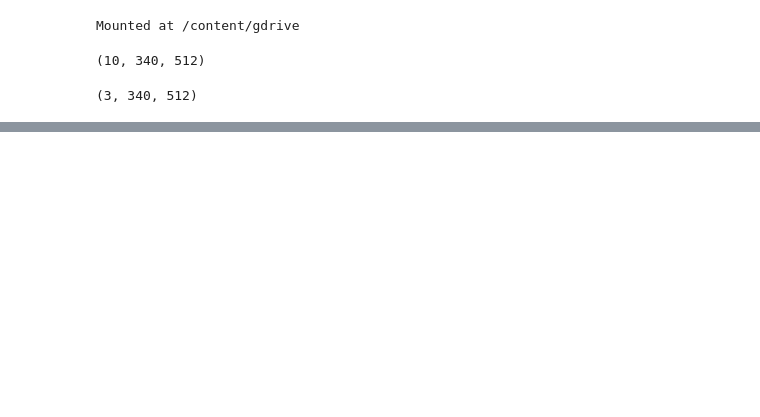
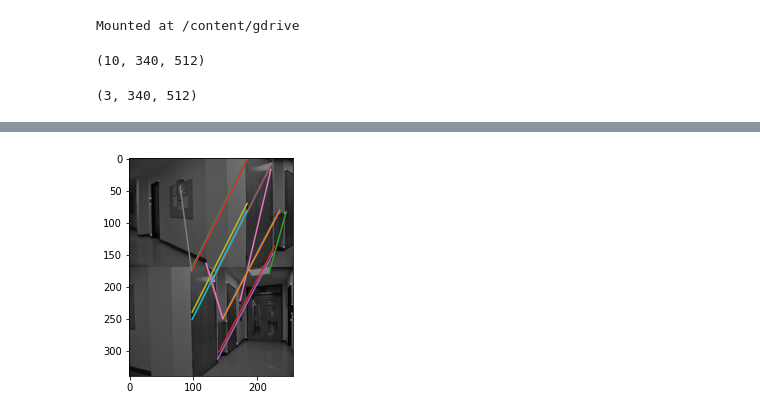
Before and after one commit to scheung97/EECE5639_ComputerVision, a Jupyter notebook: p2.ipynb, the cells around one changed output, grey strips where cells are left out. Saved outputs shown, nothing was run; the diff lists cells and outputs as text; code cells hidden in the pictures; blank space fills up the shorter version.

```diff
--- a/p2.ipynb
+++ b/p2.ipynb
@@ -230,13 +237,88 @@ Harris Corners:
 # image) such that they have the highest NCC value. You may also set a
 # threshold to keep only matches that have a large NCC score.
 
+# https://stackoverflow.com/questions/53463087/python-opencv-search-correspondences-of-2-images-with-harris-corner-detection
+
 def corner_coords(corners):
     # get corner locations
     idx = np.where(corners > 0)
     idx = np.array(idx).T
     return idx
 
+def get_patch(img, h, w, n):
+    # get n x n patch of image centered at the corner coordinate
+    pad_img = np.pad(img, ((n, n), (n, n)))
+    patch = pad_img[h+n : h+2*n, w+n : w+2*n]
+    return patch
 
-coords1 = corner_coords(corners1)
-coords2 = corner_coords(corners2)
+def match_patches(img1, img2, corners1, corners2):
+    # match corners between two image
+    matches = np.zeros((np.sum(corners1>0), 5))
+
+    coords1 = corner_coords(corners1)
+    coords2 = corner_coords(corners2)
+
+    for i in range(0, len(coords1)):
+        h1, w1 = coords1[i]
+        match = np.array([h1,w1, 0,0, 0])
+        patch1 = get_patch(img1, h1, w1, 5)
+
+        for j in range(0, len(coords2)):
+            h2, w2 = coords2[j]
+            patch2 = get_patch(img2, h2, w2, 5)
+
+            #stacked_imgs = np.hstack([patch1, patch2])
+            #cv2_imshow(stacked_imgs)
+
+            # NCC
+            '''
+            len_1 = np.sqrt(np.sum(patch1**2))
+            norm_1 = patch1/len_1
+
+            len_2 = np.sqrt(np.sum(patch2**2))
+            norm_2 = patch2/len_2
+
+            norm_1 = np.reshape(norm_1, [1, patch1.size])
+            norm_2 = np.reshape(norm_2, [patch2.size, 1])
+
+            ncc = np.float(np.dot(norm_1, norm_2))
+            '''
+            ncc = cv2.matchTemplate(patch1.astype(np.float32),
+                                    patch2.astype(np.float32),
+                                    cv2.TM_CCORR_NORMED)
+            #'''
+
+            if ncc >= match[4]:
+                #print(i, j)
+                #cv2_imshow(stacked_imgs)
+                match = np.array([h1,w1, h2,w2, ncc])
+
+        matches[i,:] = match
+
+    return matches
+
+def plot_matches(img1, img2, matches):
+    # draw lines between matching patches
+    h_offset = img1.shape[0]
+    w_offset = img1.shape[1]
+
+    print(np.round(matches,3))
+    x = np.copy(matches[:,0:4:2])
+    x[:,1] = x[:,1] + h_offset
+    #print(x)
+    y = np.copy(matches[:,1:4:2])
+    #print(y)
+
+    stacked_imgs = np.vstack([img1, img2])
+    plt.imshow(stacked_imgs, cmap='gray')
+
+    for i in range(0, x.shape[0]):
+        if matches[i,-1] >= 0.99:
+            # only draw really good matches
+            plt.plot(y[i,:], x[i,:])
+
+    return
+
+matches = match_patches(h_img1, h_img2, corners1, corners2)
+plot_matches(h_img1, h_img2, matches)
 # %% [output]
@@ -259,0 +342 @@ coords2 = corner_coords(corners2)
+[figure, added]
```
Also changed, not shown: parts of 4 cells of this notebook.
